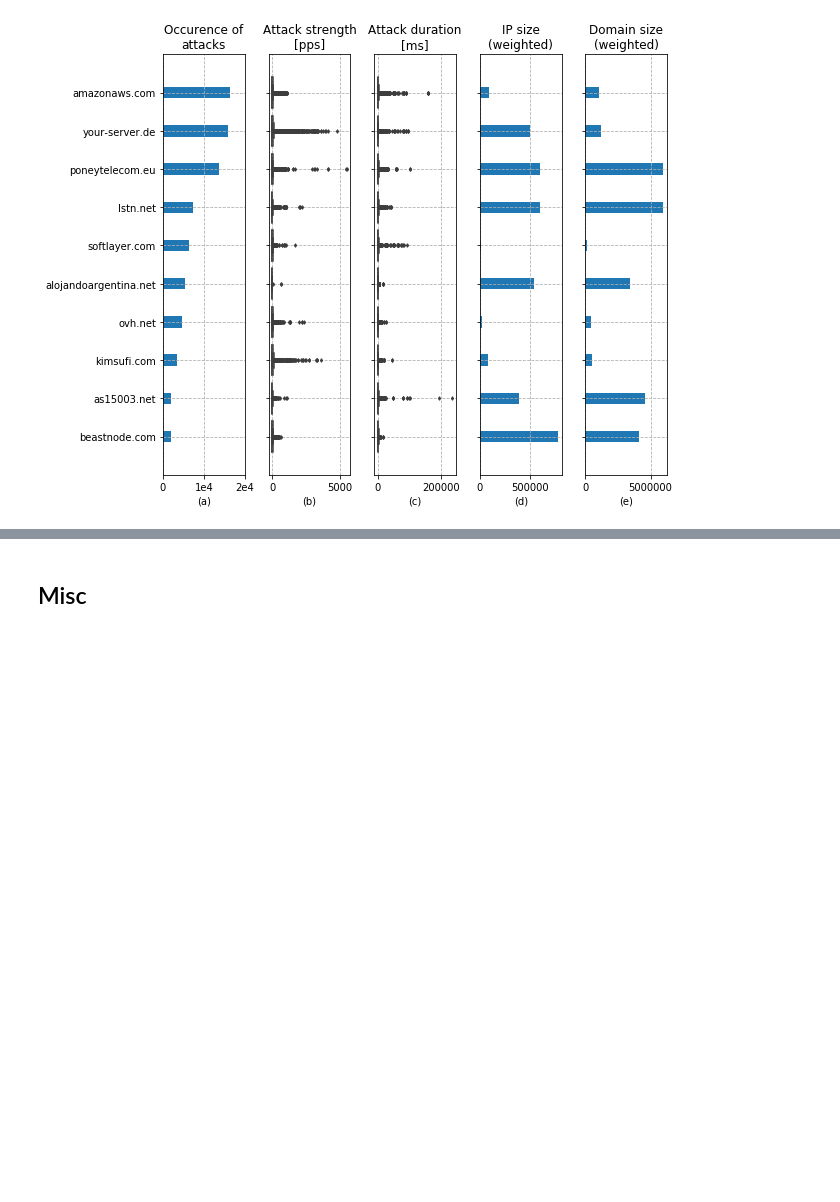
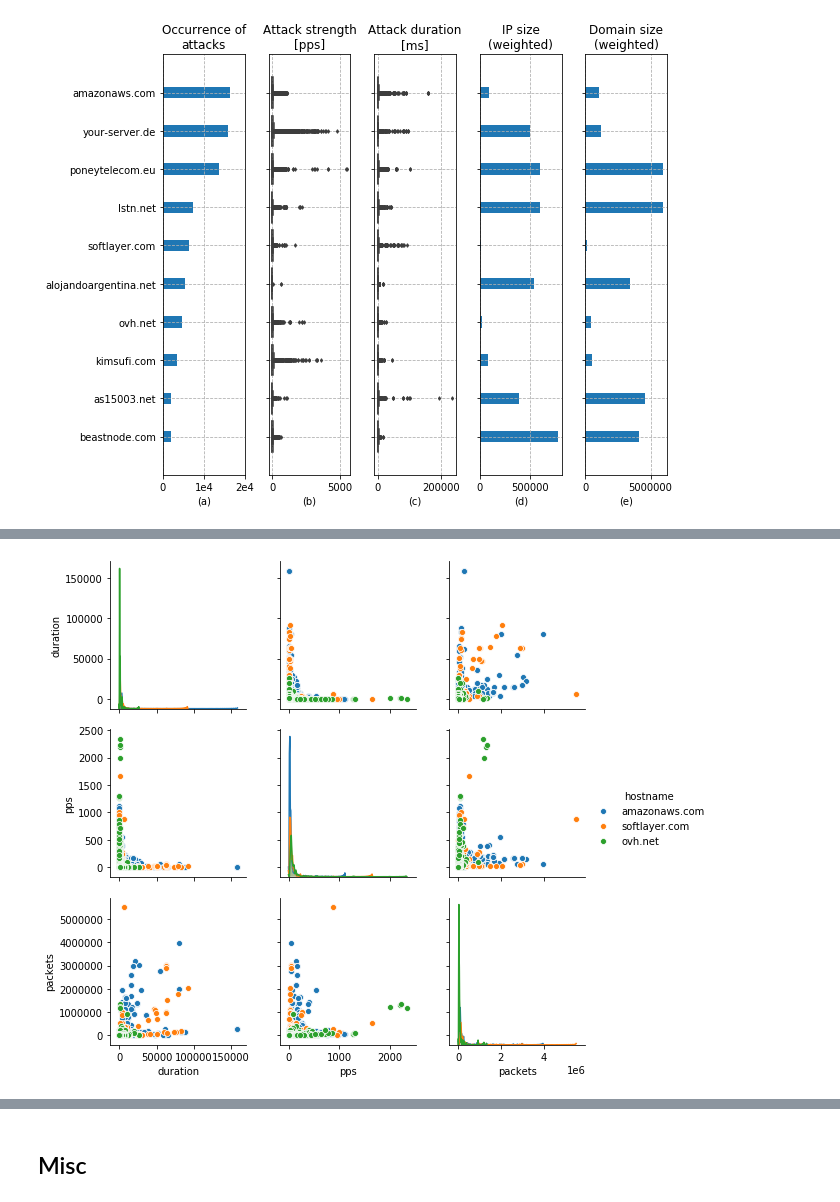
Before and after one commit to WKSu/WM0824TU-economics-of-cybersecurity-DDoS, a Jupyter notebook: block3-SecurityInvestments/securityInvestments.ipynb, the cells around one changed output, grey strips where cells are left out. Drawn from its saved outputs; the diff is of its cells as text; code cells hidden in the pictures; blank space fills up the shorter version.

```diff
--- a/block3-SecurityInvestments/securityInvestments.ipynb
+++ b/block3-SecurityInvestments/securityInvestments.ipynb
@@ -280,0 +303,8 @@ fig.savefig("images/top-ten-host-providers.png")
+# %%
+hosting = ["amazonaws.com", "ovh.net", "softlayer.com"]
+
+sns.pairplot(hostingDomains[hostingDomains.hostname.isin(hosting)][["duration", "pps", "packets", "hostname"]],
+             hue="hostname", diag_kind="kde")
+plt.ticklabel_format(style='sci', axis='x', scilimits=(0,0))
+# %% [output]
+[figure, added]
```
Also changed, not shown: parts of 19 cells of this notebook, 2 other files.
